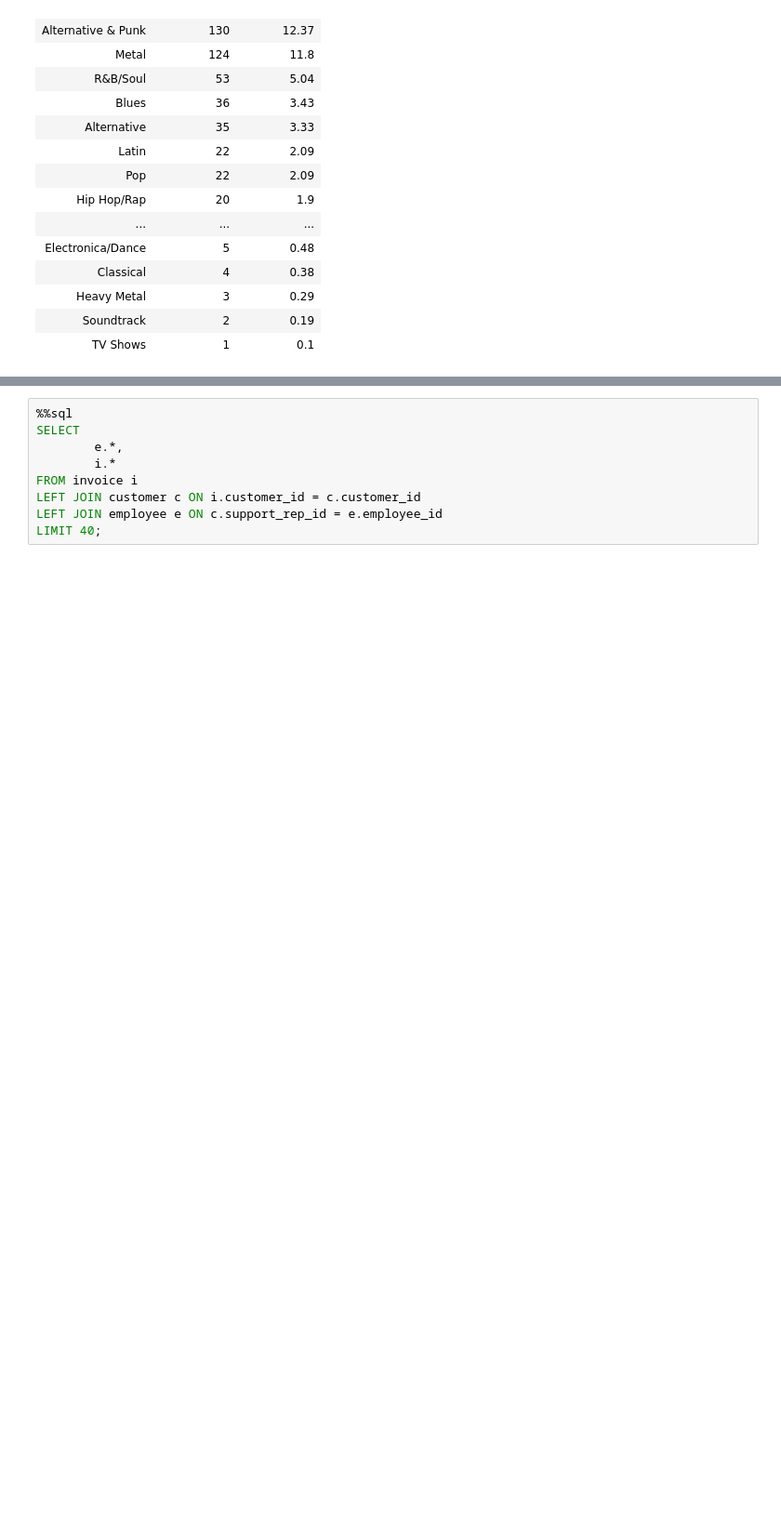
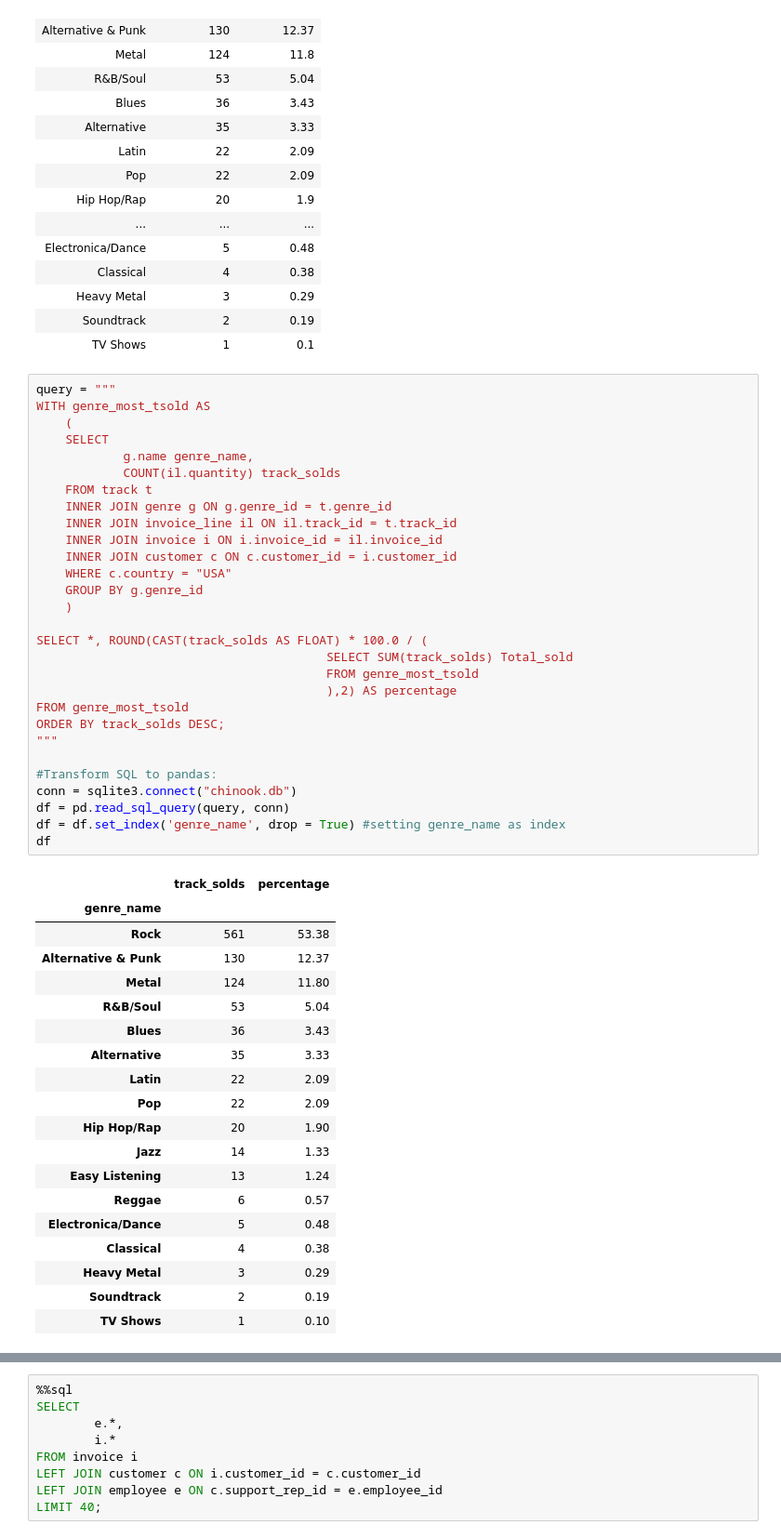
Before and after one commit to bchukt/Answering-Business-Questions-Using-SQL, a Jupyter notebook: Answering Business Questions Using SQL.ipynb, the cells around one changed output, grey strips where cells are left out. Shown at 93% size. Saved outputs shown, nothing was run; the diff lists cells and outputs as text; blank space fills up the shorter version.

```diff
--- a/Answering Business Questions Using SQL.ipynb
+++ b/Answering Business Questions Using SQL.ipynb
@@ -117,3 +123,52 @@ Done.
 | Heavy Metal | 3 | 0.29 |
 | Soundtrack | 2 | 0.19 |
 | TV Shows | 1 | 0.1 |
+# %%
+query = """
+WITH genre_most_tsold AS
+    (
+    SELECT
+            g.name genre_name,
+            COUNT(il.quantity) track_solds
+    FROM track t
+    INNER JOIN genre g ON g.genre_id = t.genre_id
+    INNER JOIN invoice_line il ON il.track_id = t.track_id
+    INNER JOIN invoice i ON i.invoice_id = il.invoice_id
+    INNER JOIN customer c ON c.customer_id = i.customer_id
+    WHERE c.country = "USA"
+    GROUP BY g.genre_id
+    )
+
+SELECT *, ROUND(CAST(track_solds AS FLOAT) * 100.0 / (
+                                        SELECT SUM(track_solds) Total_sold
+                                        FROM genre_most_tsold
+                                        ),2) AS percentage
+FROM genre_most_tsold
+ORDER BY track_solds DESC;
+"""
+
+#Transform SQL to pandas:
+conn = sqlite3.connect("chinook.db")
+df = pd.read_sql_query(query, conn)
+df = df.set_index('genre_name', drop = True) #setting genre_name as index
+df
+# %% [output]
+|  | track_solds | percentage |
+| genre_name |  |  |
+| Rock | 561 | 53.38 |
+| Alternative & Punk | 130 | 12.37 |
+| Metal | 124 | 11.80 |
+| R&B/Soul | 53 | 5.04 |
+| Blues | 36 | 3.43 |
+| Alternative | 35 | 3.33 |
+| Latin | 22 | 2.09 |
+| Pop | 22 | 2.09 |
+| Hip Hop/Rap | 20 | 1.90 |
+| Jazz | 14 | 1.33 |
+| Easy Listening | 13 | 1.24 |
+| Reggae | 6 | 0.57 |
+| Electronica/Dance | 5 | 0.48 |
+| Classical | 4 | 0.38 |
+| Heavy Metal | 3 | 0.29 |
+| Soundtrack | 2 | 0.19 |
+| TV Shows | 1 | 0.10 |
```
Also changed, not shown: parts of 7 cells of this notebook.
